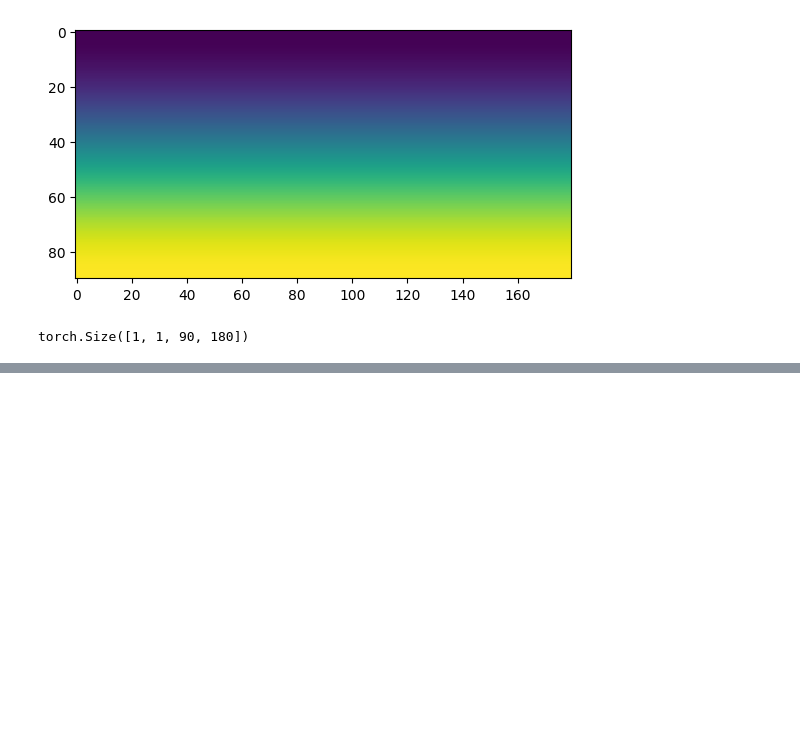
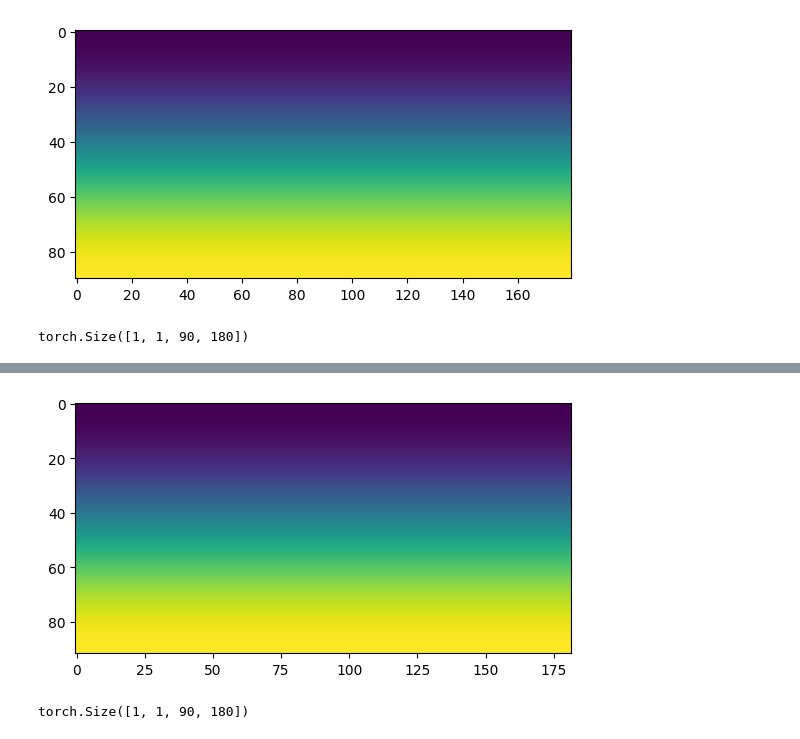
Before and after one commit to yikwill/mljc-spherical-ml-workshop, a Jupyter notebook: lat_lon_pad.ipynb, the cells around one changed output, grey strips where cells are left out. Drawn from its saved outputs; the diff is of its cells as text; code cells hidden in the pictures; blank space fills up the shorter version.

```diff
--- a/lat_lon_pad.ipynb
+++ b/lat_lon_pad.ipynb
@@ -40,5 +49,24 @@ plt.imshow(out[0,0].detach())
 # Write your own padding function!
 
 def lat_lon_pad(x, pad):
+    # Assumes x has shape [batch, channel, height, width]
 
-    return x
+    pass
+# %%
+f_padded = lat_lon_pad(f, pad=1)
+plt.imshow(f_padded[0,0])
+plt.show()
+# %% [output]
+[figure, added]
+# %%
+layer = torch.nn.Conv2d(
+    in_channels=1,
+    out_channels=1,
+    kernel_size=(3,3),
+    padding=0 # We did the padding ourselves!
+)
+
+out = layer(torch.tensor(f_padded).float())
+print(out.shape)
+# %% [output]
+torch.Size([1, 1, 90, 180])
```
Also changed, not shown: parts of 10 cells of this notebook, 5 other files.
